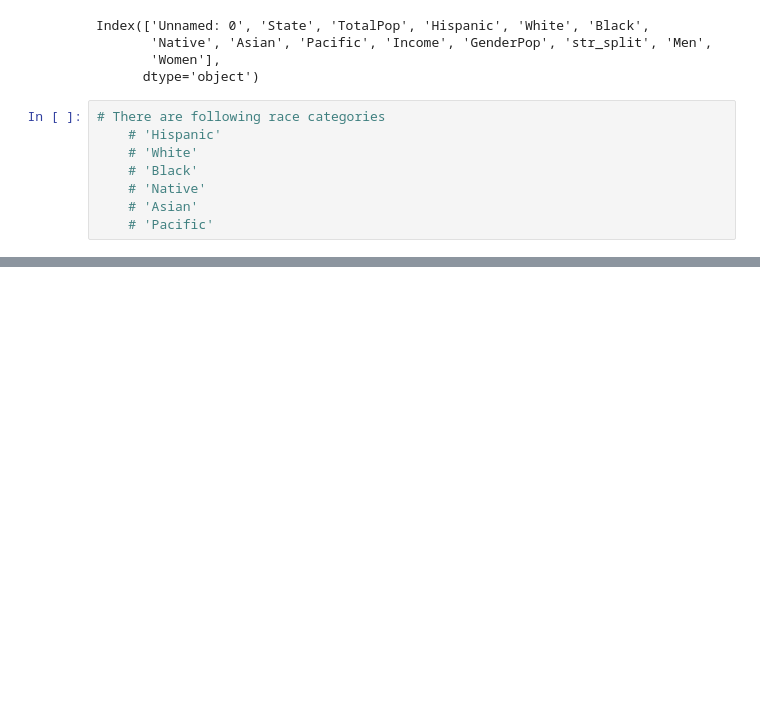
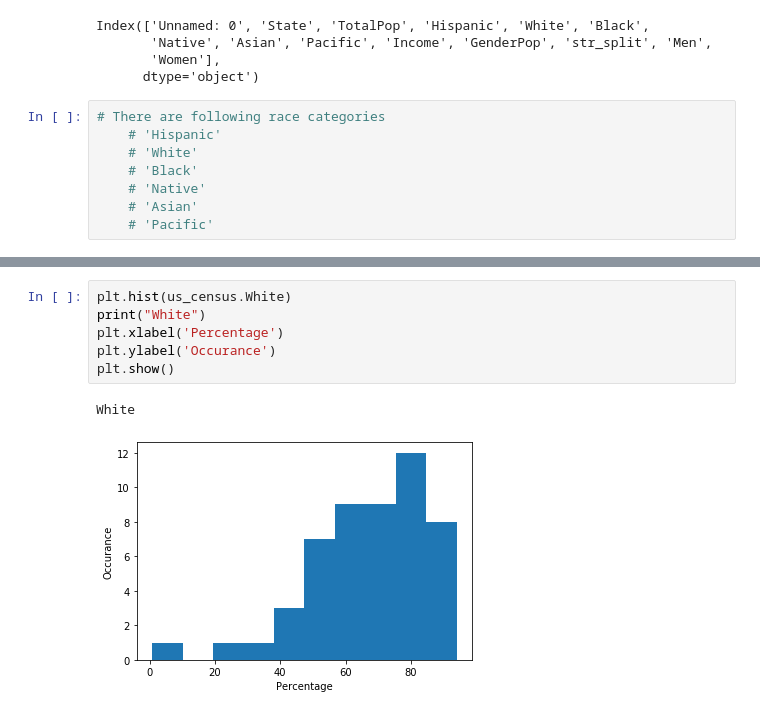
Before and after one commit to hassan-ak/PIAIC-AI, a Jupyter notebook: Q2/Classes/Pandas/assignment/assignment1/PIAIC53818_Assignment01_Pandas.ipynb, the cells around one changed output, grey strips where cells are left out. Saved outputs shown, nothing was run; the diff lists cells and outputs as text; blank space fills up the shorter version.

```diff
--- a/Q2/Classes/Pandas/assignment/assignment1/PIAIC53818_Assignment01_Pandas.ipynb
+++ b/Q2/Classes/Pandas/assignment/assignment1/PIAIC53818_Assignment01_Pandas.ipynb
@@ -461,0 +599,9 @@ Index(['Unnamed: 0', 'State', 'TotalPop', 'Hispanic', 'White', 'Black',
+# %%
+plt.hist(us_census.White)
+print("White")
+plt.xlabel('Percentage')
+plt.ylabel('Occurance')
+plt.show()
+# %% [output]
+White
+[figure, added]
```
Also changed, not shown: parts of 24 cells of this notebook.
